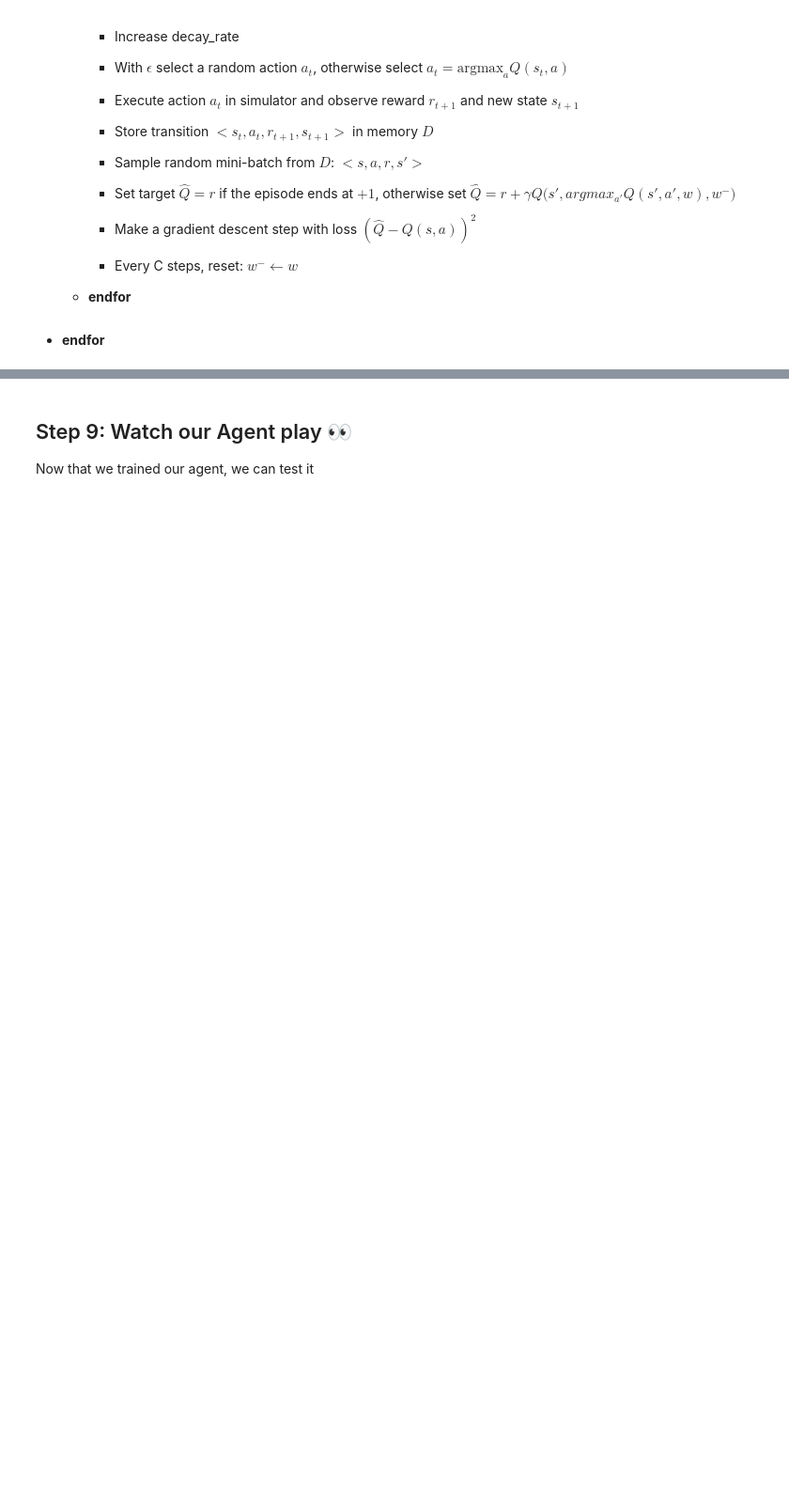
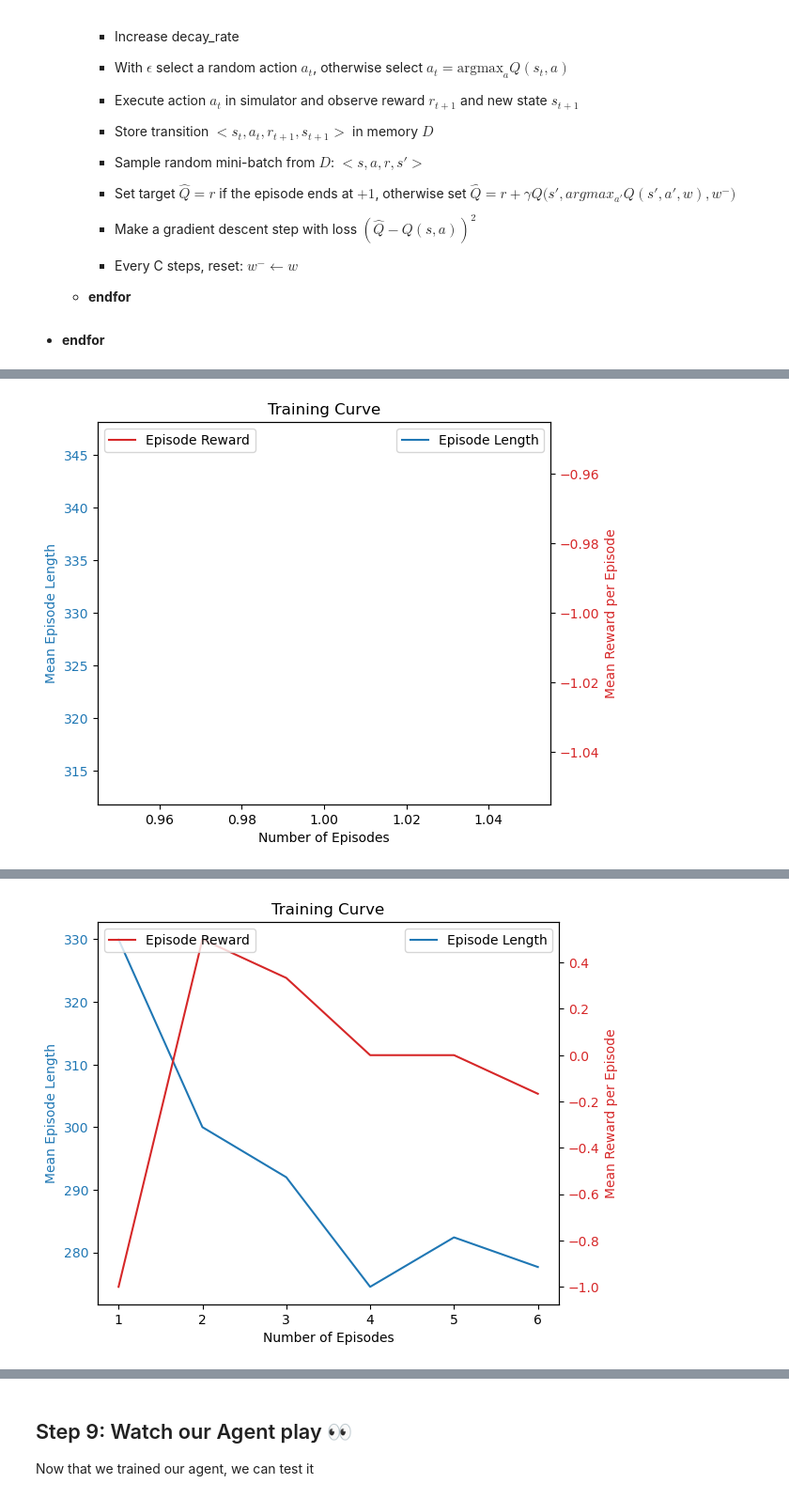
Before and after one commit to dfoshidero/RLModels-Doom_CartPole, a Jupyter notebook: DDDQN_v3.ipynb, the cells around one changed output, grey strips where cells are left out. Shown at 94% size. Saved outputs shown, nothing was run; the diff lists cells and outputs as text; code cells hidden in the pictures; blank space fills up the shorter version.

Commit message:
added code for plotting dddqn

```diff
--- a/DDDQN_v3.ipynb
+++ b/DDDQN_v3.ipynb
@@ -210,7 +176,7 @@ action_size = game.get_available_buttons_size()              # 3 possible action
 learning_rate =  0.00025      # Alpha (aka learning rate)
 
 ### TRAINING HYPERPARAMETERS
-total_episodes = 100         # Total episodes for training
+total_episodes = 1500         # Total episodes for training
 max_steps = 10000              # Max possible steps in an episode
 batch_size = 64
 
@@ -793,6 +759,10 @@ training = True
 # %%
 # Saver will help us to save our model
 saver = tf.train.Saver()
+avg_episode_lengths = 0
+avg_episode_rewards = 0
+episode_lengths = []
+eepisode_rewards = []
 if training == True:
     with tf.Session() as sess:
         # Initialize the variables
@@ -853,17 +823,21 @@ if training == True:
                     next_state = np.zeros((120,140), dtype=int)
                     next_state, stacked_frames = stack_frames(stacked_frames, next_state, False)
 
+                    savestep = step
+
                     # Set step = max_steps to end the episode
                     step = max_steps
 
                     # Get the total reward of the episode
                     total_reward = np.sum(episode_rewards)
 
-                    print('Episode: {}'.format(episode),
+                    print('Episode: {}'.format(episode), 'Step: {}'.format(savestep),
                               'Total reward: {}'.format(total_reward),
                               'Training loss: {:.4f}'.format(loss),
                               'Explore P: {:.4f}'.format(explore_probability))
 
+                    episode_lengths.append(savestep)
+                    eepisode_rewards.append(total_reward)
                     # Add experience to memory
                     experience = state, action, reward, next_state, done
                     memory.store(experience)
@@ -957,6 +931,31 @@ if training == True:
 
             # Save model every 5 episodes
             if episode % 5 == 0:
+                avg_episode_lengths = [np.mean(episode_lengths[:i + 1]) for i in range(episode + 1)]
+                avg_episode_rewards = [np.mean(eepisode_rewards[:i + 1]) for i in range(episode + 1)]
                 save_path = saver.save(sess, "./models/model.ckpt")
                 print("Model Saved")
+
+                # Clear previous output
+                clear_output(wait=True)
+
+                # Plotting
+                fig, ax1 = plt.subplots()
+
+                ax1.set_xlabel('Number of Episodes')
+                ax1.set_ylabel('Mean Episode Length', color='tab:blue')
+                ax1.plot(range(1, episode + 2), avg_episode_lengths, color='tab:blue',label='Episode Length')
+                ax1.tick_params(axis='y', labelcolor='tab:blue')
+
+                ax2 = ax1.twinx()
+                ax2.set_ylabel('Mean Reward per Episode', color='tab:red')
+                ax2.plot(range(1, episode + 2), avg_episode_rewards, color='tab:red',label='Episode Reward')
+                ax2.tick_params(axis='y', labelcolor='tab:red')
+
+                fig.tight_layout()
+                ax1.legend(loc='upper right')
+                ax2.legend(loc='upper left')
+                plt.title('Training Curve')
+
+                plt.show()
 # %% [output]
@@ -963,0 +964 @@ if training == True:
+[figure, added]
@@ -980,0 +971 @@ Episode: 99 Total reward: 5.0 Training loss: 0.0000 Explore P: 0.1838
+[figure, added]
```
Also changed, not shown: parts of 7 cells of this notebook.
